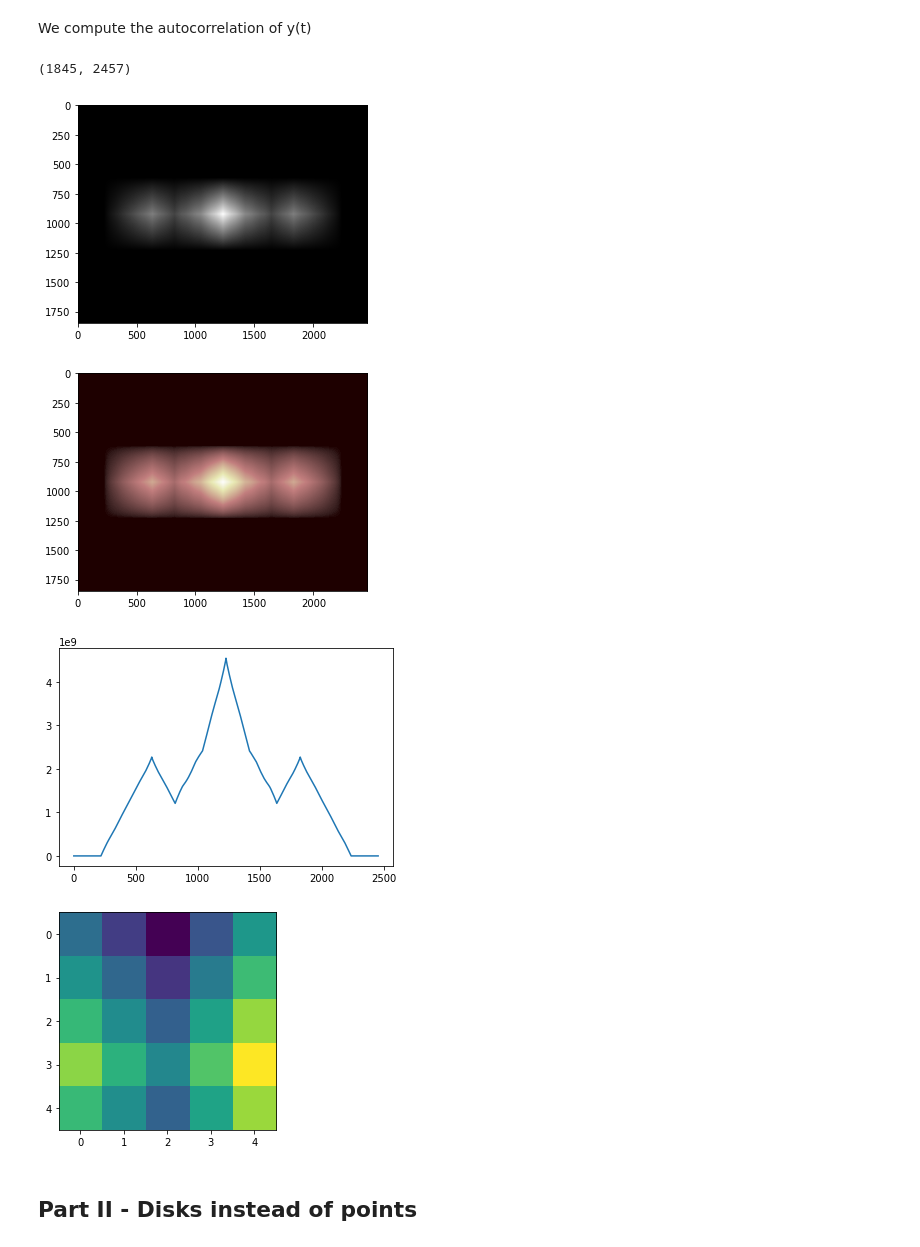
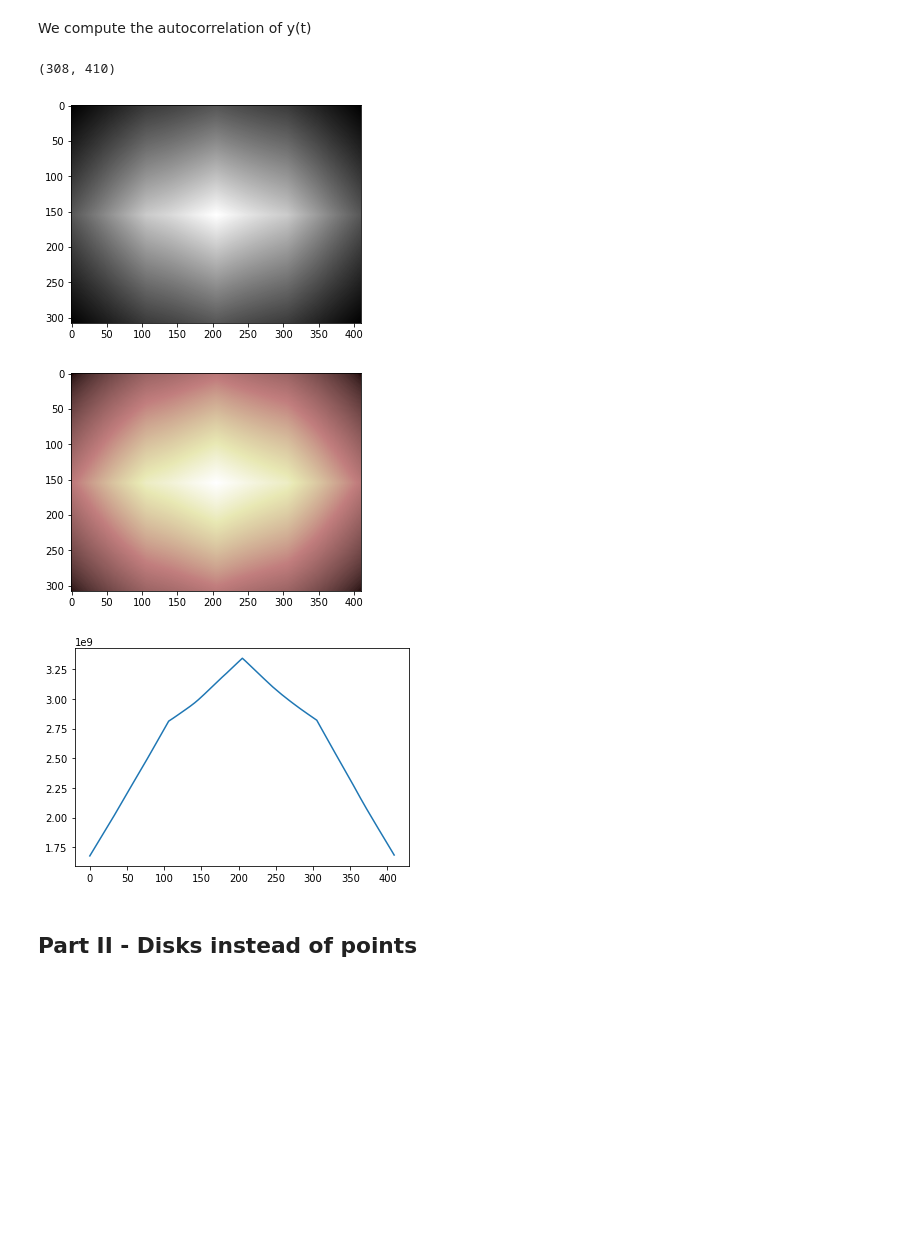
Before and after one commit to olivierleblanc/diffusercam, a Jupyter notebook: bernat/autocorrelation02.ipynb, the cells around one changed output. Saved outputs shown, nothing was run; the diff lists cells and outputs as text; code cells hidden in the pictures; blank space fills up the shorter version.

```diff
--- a/bernat/autocorrelation02.ipynb
+++ b/bernat/autocorrelation02.ipynb
@@ -52,8 +52,8 @@ def sources_s(dist,sx,sy):
     output[math.floor(sy/2),math.floor((sx-1)/2+dist)]=1 #Sets to 1 a position at distance +dist respect to the center
     return output
 
-d0=300
-x=sources_s(d0,2*size_x,2*size_y)
+d0=100
+x=sources_s(d0,size_x,size_y)
 
 plt.imshow(x)
 plt.show()
@@ -62,7 +62,7 @@ plt.show()
 # %% [markdown]
 We obtain y(t)=x(t)*h(t) by using fftconvolve()
 # %%
-y=signal.fftconvolve(x,h,mode='full')
+y=signal.fftconvolve(x,h,mode='same')
 
 # Plotting
 print(y.shape)
@@ -70,6 +70,6 @@ print(y.shape)
 plt.imshow(y, cmap='gray')
 plt.show()
 
-plt.plot(y[500,:])
+plt.plot(y[150,:])
 plt.show()
 # %% [output]
@@ -79,31 +79,26 @@ plt.show()
 # %% [markdown]
 We compute the autocorrelation of y(t)
 # %%
-yf = np.flip(y)
+hf = np.flip(h)
 
-auto=signal.fftconvolve(y,yf,mode='full')
+auto=signal.fftconvolve(y,hf,mode='same')
 
 # Plotting
 print(auto.shape)
 
 plt.imshow(auto, cmap='gray')
 plt.show()
 
 plt.imshow(auto, cmap='pink')
 plt.show()
 
-plt.plot(auto[921,:])
+plt.plot(auto[150,:])
 plt.show()
-
-margin=2
-plt.imshow(auto[921-margin:921+margin+1,818-margin:818+margin+1])
-plt.show()
 # %% [output]
-(1845, 2457)
+(308, 410)
-[figure, old version]
+[figure, new version]
-[figure, old version]
+[figure, new version]
-[figure, old version]
+[figure, new version]
-[figure, removed]
 # %% [markdown]
 ## Part II - Disks instead of points
 # %% [markdown]
```
Also changed, not shown: parts of 8 cells of this notebook, 2 other files.
